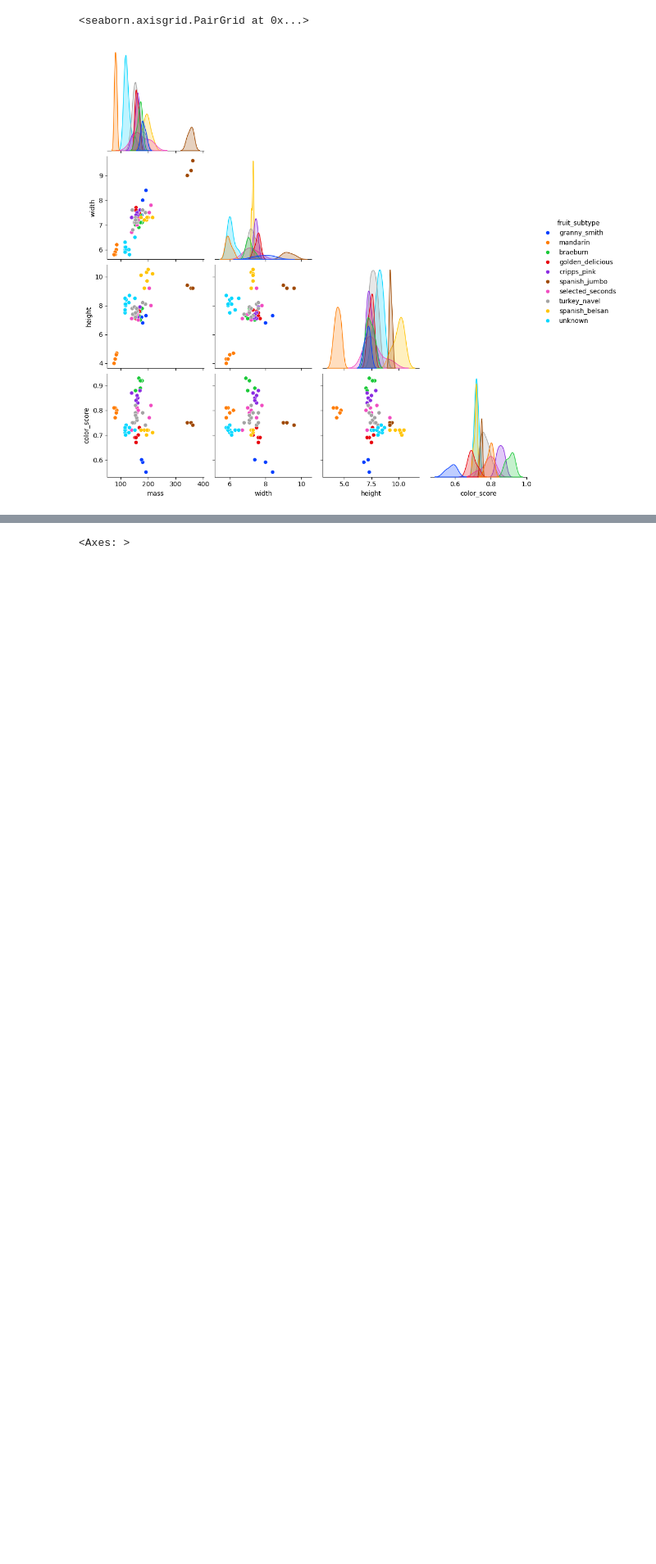
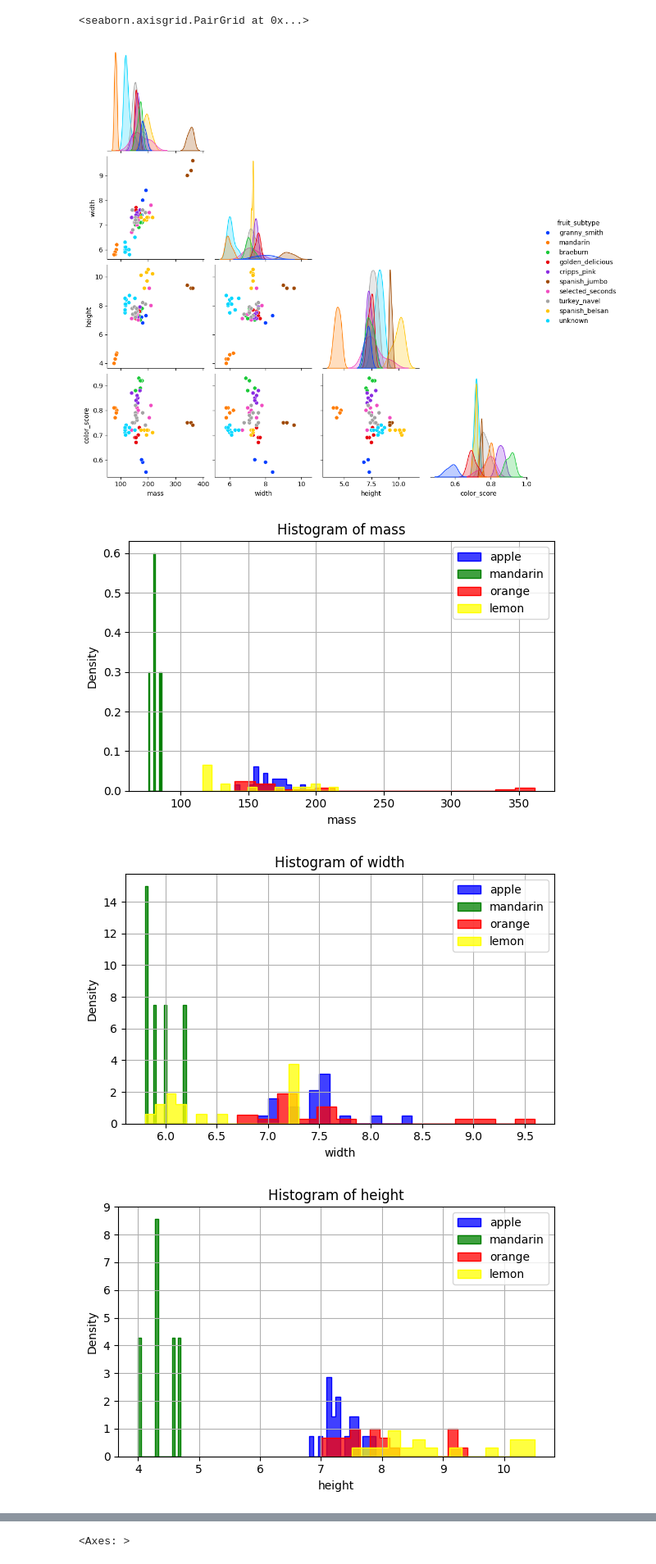
Before and after one commit to SailorJens/ML_Uni_Notebooks, a Jupyter notebook: week2_fruitdata.ipynb, the cells around one changed output, grey strips where cells are left out. Shown at 82% size. Drawn from its saved outputs; the diff is of its cells as text; code cells hidden in the pictures; blank space fills up the shorter version.

```diff
--- a/week2_fruitdata.ipynb
+++ b/week2_fruitdata.ipynb
@@ -87,3 +113,28 @@ sns.pairplot(df_fruitsubtypes_features,
 # %% [output]
 <seaborn.axisgrid.PairGrid at 0x...>
 [figure]
+# %%
+colors = ['blue', 'green', 'red', 'yellow']
+feature_names = ['mass','width','height','color_score']
+for feature in feature_names:
+    plt.figure(figsize=(6, 4))
+    for species, color in zip(unique_fruits, colors):
+        subset = df[df['fruit_name'] == species]
+        sns.histplot(subset[feature],
+                     kde=False,
+                     label=species,
+                     color=color,
+                     stat='density',
+                     bins=15, element="step")
+
+    plt.title(f'Histogram of {feature}')
+    plt.xlabel(feature)
+    plt.ylabel('Density')
+    plt.legend()
+    plt.grid(True)
+    plt.tight_layout()
+    plt.show()
+# %% [output]
+[figure, added]
+[figure, added]
+[figure, added]
```
Also changed, not shown: parts of 6 cells of this notebook.
